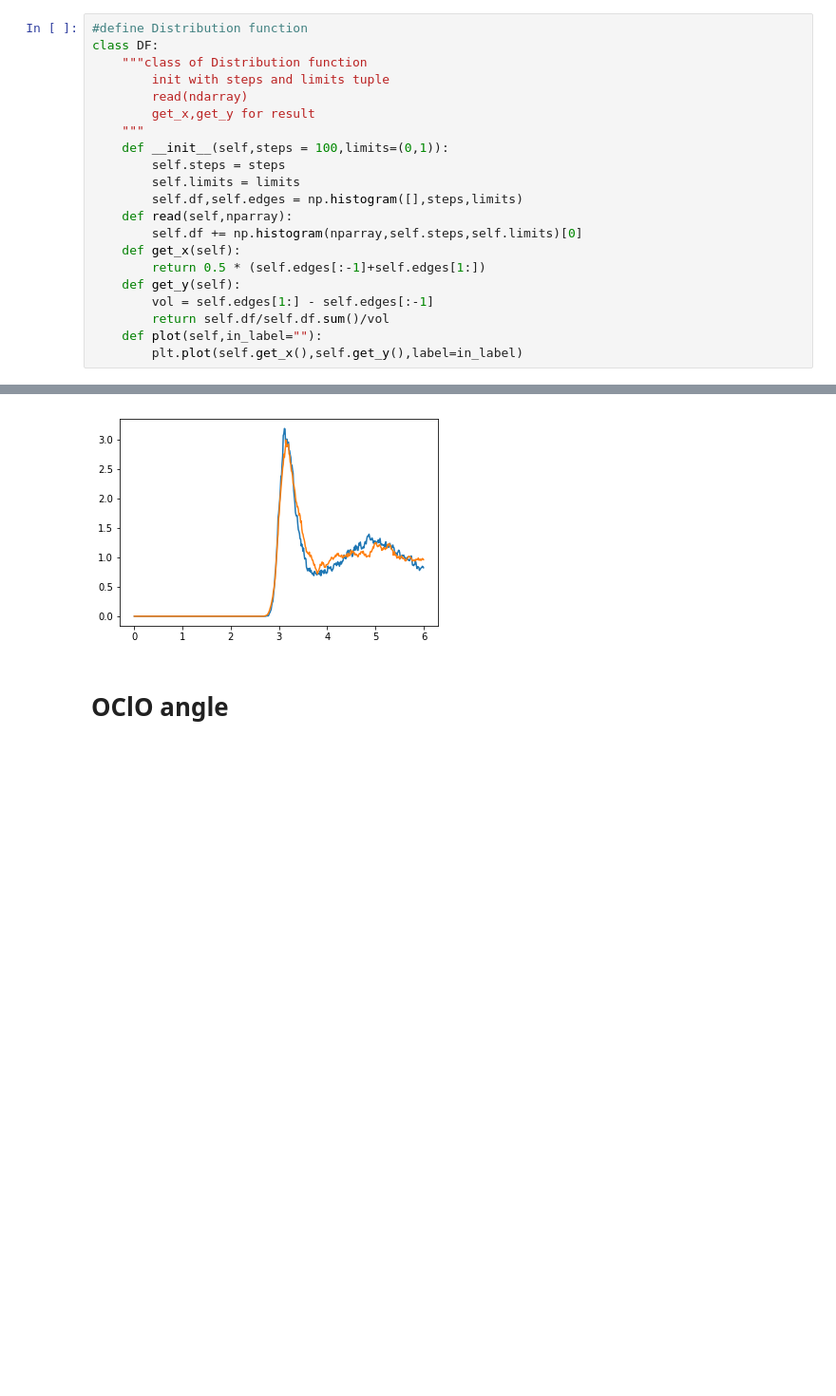
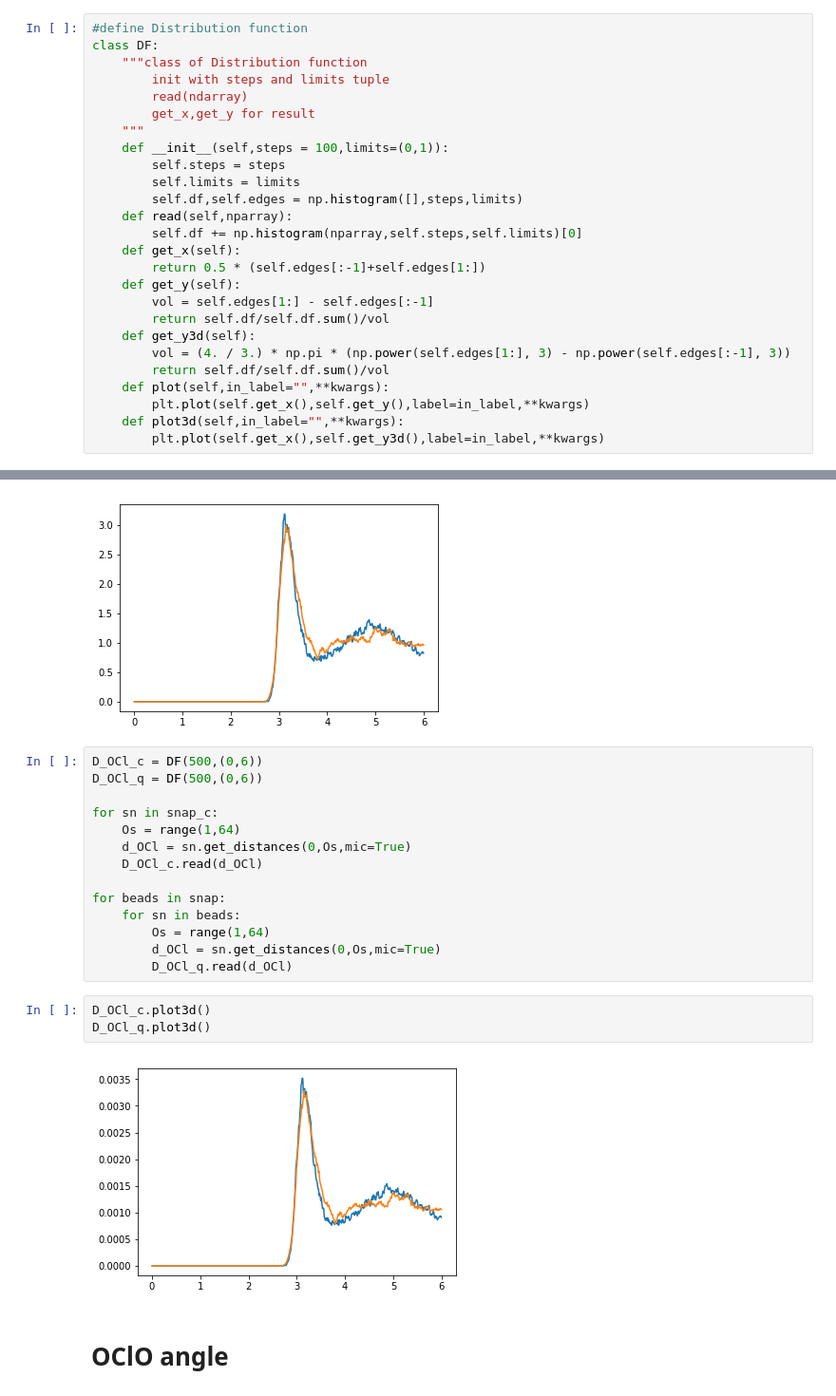
Before and after one commit to xjhsafeguards/mit, a Jupyter notebook: python/Cl_ana.ipynb, the cells around one changed output, grey strips where cells are left out. Shown at 95% size. Saved outputs shown, nothing was run; the diff lists cells and outputs as text; blank space fills up the shorter version.

```diff
--- a/python/Cl_ana.ipynb
+++ b/python/Cl_ana.ipynb
@@ -112,5 +118,10 @@ class DF:
     def get_y(self):
         vol = self.edges[1:] - self.edges[:-1]
         return self.df/self.df.sum()/vol
-    def plot(self,in_label=""):
-        plt.plot(self.get_x(),self.get_y(),label=in_label)
+    def get_y3d(self):
+        vol = (4. / 3.) * np.pi * (np.power(self.edges[1:], 3) - np.power(self.edges[:-1], 3))
+        return self.df/self.df.sum()/vol
+    def plot(self,in_label="",**kwargs):
+        plt.plot(self.get_x(),self.get_y(),label=in_label,**kwargs)
+    def plot3d(self,in_label="",**kwargs):
+        plt.plot(self.get_x(),self.get_y3d(),label=in_label,**kwargs)
@@ -164,6 +227,25 @@ plt.plot(radii,real_rdf_q)
 # %% [output]
 [<matplotlib.lines.Line2D at 0x...>]
 [figure]
+# %%
+D_OCl_c = DF(500,(0,6))
+D_OCl_q = DF(500,(0,6))
+
+for sn in snap_c:
+    Os = range(1,64)
+    d_OCl = sn.get_distances(0,Os,mic=True)
+    D_OCl_c.read(d_OCl)
+
+for beads in snap:
+    for sn in beads:
+        Os = range(1,64)
+        d_OCl = sn.get_distances(0,Os,mic=True)
+        D_OCl_q.read(d_OCl)
+# %%
+D_OCl_c.plot3d()
+D_OCl_q.plot3d()
+# %% [output]
+[figure, added]
 # %% [markdown]
 # OClO angle
 # %%
```
Also changed, not shown: parts of 63 cells of this notebook, 3 other files.
